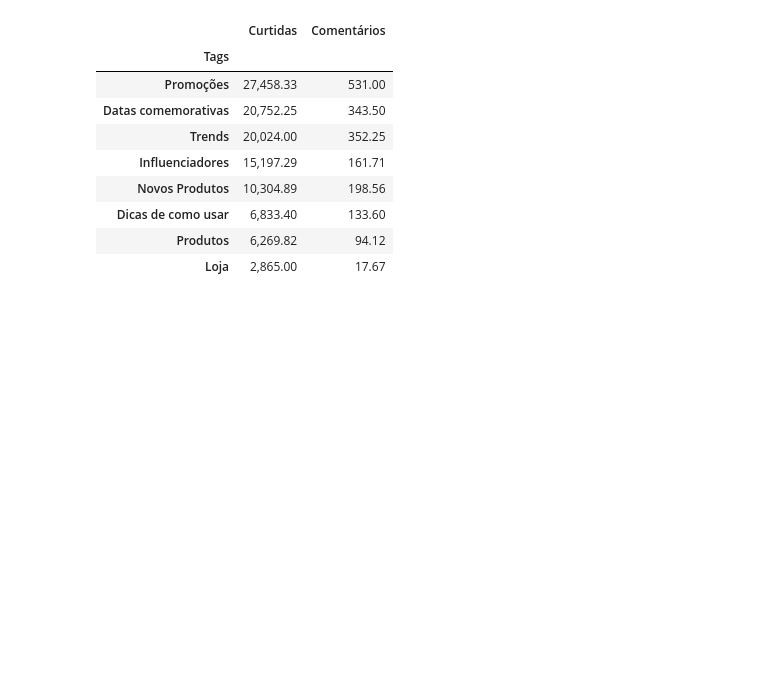
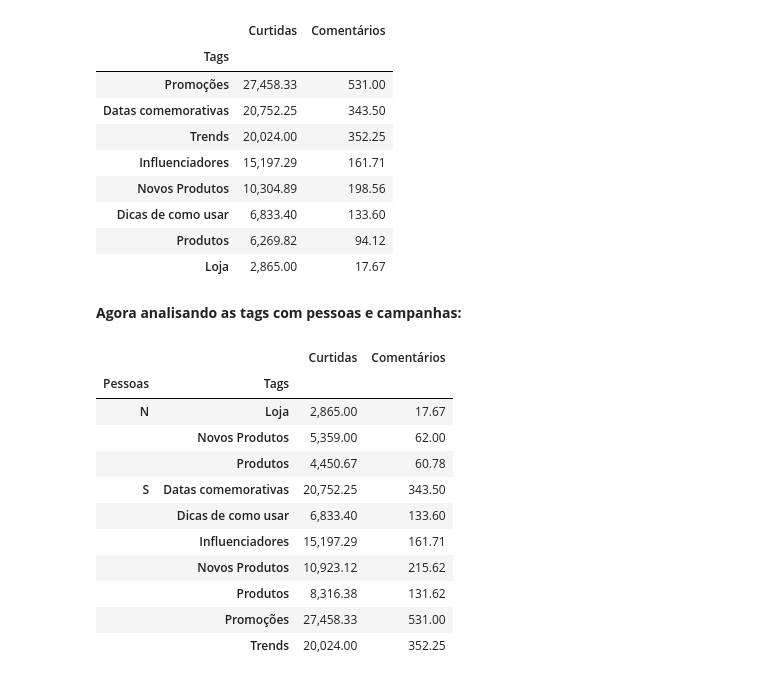
Before and after one commit to andrewyamagata/DADOS, a Jupyter notebook: Aula03AnaliseEngajamento.ipynb, the cells around one changed output. Drawn from its saved outputs; the diff is of its cells as text; code cells hidden in the pictures; blank space fills up the shorter version.

```diff
--- a/Aula03AnaliseEngajamento.ipynb
+++ b/Aula03AnaliseEngajamento.ipynb
@@ -686,3 +686,22 @@ base.groupby("Tags")[["Curtidas","Comentários"]].mean().sort_values("Curtidas",
 | Dicas de como usar | 6,833.40 | 133.60 |
 | Produtos | 6,269.82 | 94.12 |
 | Loja | 2,865.00 | 17.67 |
+# %% [markdown]
+**Agora analisando as tags com pessoas e campanhas:**
+# %%
+# Fazendo para Pessoas e Tag
+
+base.groupby(["Pessoas","Tags"])[["Curtidas","Comentários"]].mean()
+# %% [output]
+|  |  | Curtidas | Comentários |
+| Pessoas | Tags |  |  |
+| N | Loja | 2,865.00 | 17.67 |
+|  | Novos Produtos | 5,359.00 | 62.00 |
+|  | Produtos | 4,450.67 | 60.78 |
+| S | Datas comemorativas | 20,752.25 | 343.50 |
+|  | Dicas de como usar | 6,833.40 | 133.60 |
+|  | Influenciadores | 15,197.29 | 161.71 |
+|  | Novos Produtos | 10,923.12 | 215.62 |
+|  | Produtos | 8,316.38 | 131.62 |
+|  | Promoções | 27,458.33 | 531.00 |
+|  | Trends | 20,024.00 | 352.25 |
```
Also changed, not shown: parts of 3 cells of this notebook.
